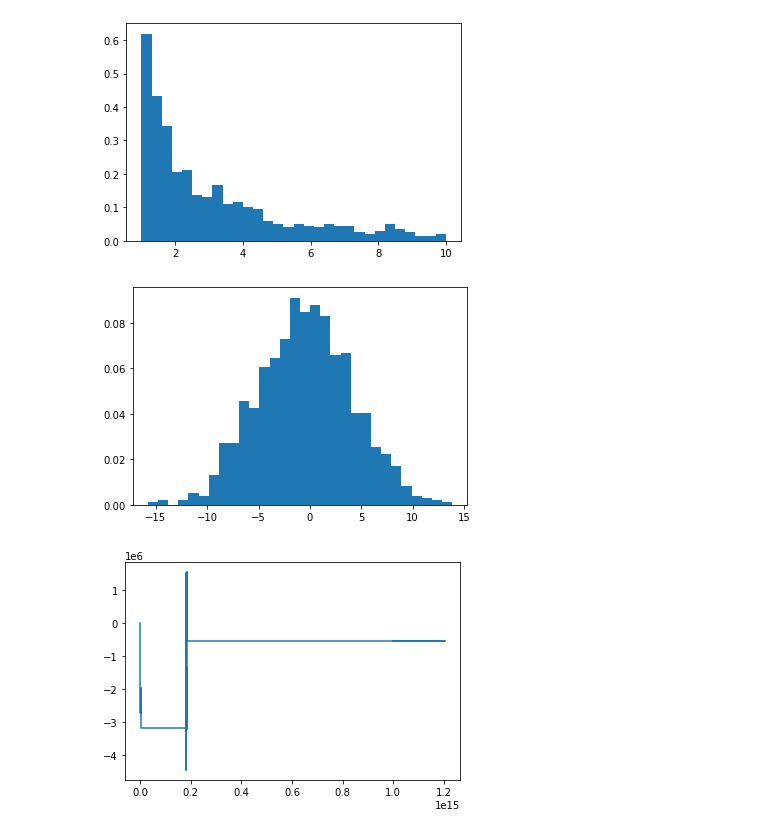
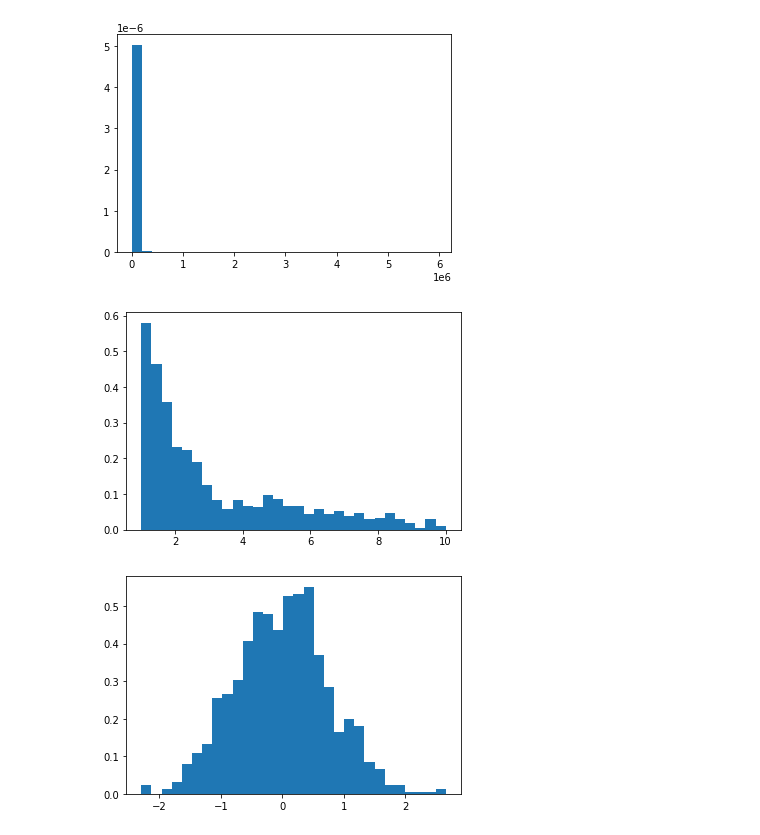
Before and after one commit to MilaJ1/MPhys-Sem-2, a Jupyter notebook: CTRW_with_repair.ipynb, the cells around one changed output. Drawn from its saved outputs; the diff is of its cells as text; code cells hidden in the pictures.

```diff
--- a/CTRW_with_repair.ipynb
+++ b/CTRW_with_repair.ipynb
@@ -3,23 +3,26 @@ import numpy as np
 import matplotlib.pyplot as plt
 import pandas as pd
 # %%
-def get_waiting_time(min_wait_time, anom_diff_exp,check=0):
+def get_waiting_time(min_wait_time, anom_diff_exp):
 
     R = np.random.uniform(0,1)
     waiting_time = min_wait_time / (R**(1/anom_diff_exp))
 
     return waiting_time
 # %%
-def check_waiting_times(nsamples,alpha,min_waiting_time=1):
+def check_waiting_times(nsamples, alpha, plot_range=None, min_waiting_time=1):
     # plotting probability distribution of waiting times as a check
     waiting_times = np.empty((nsamples))
     for i in range(nsamples):
         waiting_times[i] = get_waiting_time(min_waiting_time, alpha)
-    plt.hist(waiting_times, bins=30, range=(1, 10), density=True)
+    plt.figure()
+    plt.hist(waiting_times, bins=30, range=plot_range, density=True)
 
-check_waiting_times(1000,0.5)
+check_waiting_times(1000, 0.5)
+check_waiting_times(1000, 0.5, plot_range=(1,10))
 # %% [output]
-[figure, old version]
+[figure, new version]
+[figure, added]
 # %%
 def gaussian_step(D, t, ndim=1):
 
@@ -27,7 +30,7 @@ def gaussian_step(D, t, ndim=1):
     dx = np.random.normal(scale=np.sqrt(var))
     return dx
 # %%
-def check_steps(nsamples,D_coeff,t):
+def check_steps(nsamples, D_coeff, t):
     # plotting probability distribution of step lengths as a check
 
     step_lengths = np.empty((nsamples))
@@ -35,8 +38,8 @@ def check_steps(nsamples,D_coeff,t):
         step_lengths[i] = gaussian_step(D_coeff, t)
     plt.hist(step_lengths, bins=30, density=True)
 
-check_steps(1000,10,1)
+check_steps(1000,2.8e11,1e-12)
 # %% [output]
-[figure, old version]
+[figure, new version]
 # %%
 # CTRW for single particle in 1D
@@ -72,8 +77,2 @@ def ctrw(x_start, diff_coeff, diff_time, run_time, min_wait_time, anom_diff_exp,
         plt.plot(df['t'], df['x'])
     return df
-# %%
-# what units is DaMaRiS diffusion coefficient in?
-# times in ps:
-df = ctrw(0, 2.8e11, 1, 1e15, 1e9, 0.5,plot=1)
-# %% [output]
-[figure, removed]
```
Also changed, not shown: parts of 23 cells of this notebook.
